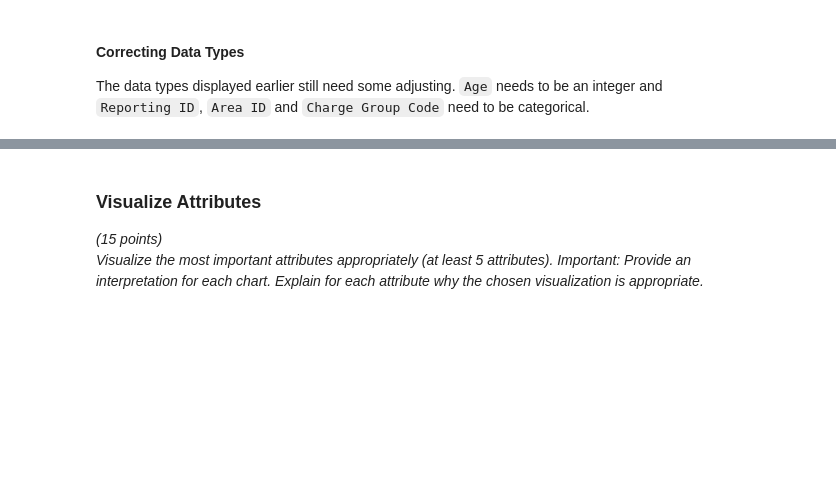
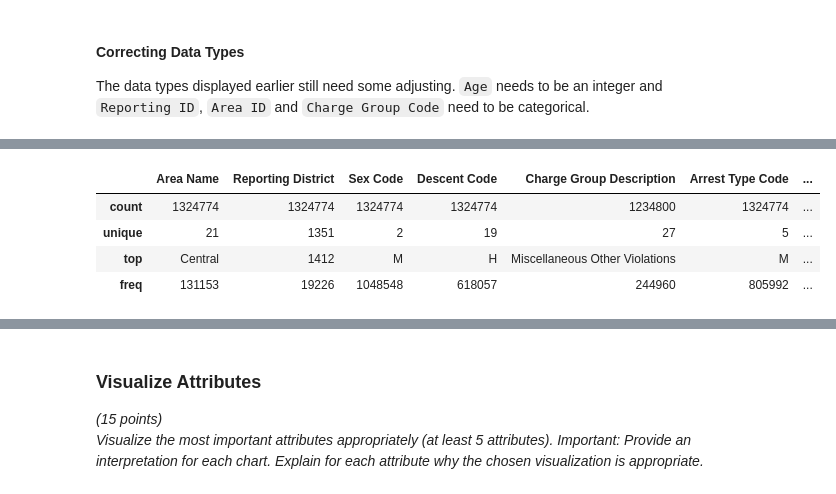
Before and after one commit to EdwardAF-IT/machine-learning-i-group-project, a Jupyter notebook: Code/Cleansing.ipynb, the cells around one changed output, grey strips where cells are left out. Saved outputs shown, nothing was run; the diff lists cells and outputs as text; code cells hidden in the pictures; blank space fills up the shorter version.

```diff
--- a/Code/Cleansing.ipynb
+++ b/Code/Cleansing.ipynb
@@ -329,0 +329,13 @@ df[categoricalFeatures].describe()
+# %%
+# Assign, clean up, and split out the classes of data
+ordinalFeatures = ['Arrest Date', 'Time', 'Age','Hour']
+categoricalFeatures = ['Area Name', 'Reporting District', 'Sex Code', 'Descent Code',
+                       'Charge Group Description', 'Arrest Type Code', 'Charge Description']
+
+df[categoricalFeatures].describe()
+# %% [output]
+|  | Area Name | Reporting District | Sex Code | Descent Code | Charge Group Description | Arrest Type Code | ... |
+| count | 1324774 | 1324774 | 1324774 | 1324774 | 1234800 | 1324774 | ... |
+| unique | 21 | 1351 | 2 | 19 | 27 | 5 | ... |
+| top | Central | 1412 | M | H | Miscellaneous Other Violations | M | ... |
+| freq | 131153 | 19226 | 1048548 | 618057 | 244960 | 805992 | ... |
```
Also changed, not shown: parts of 40 cells of this notebook.
